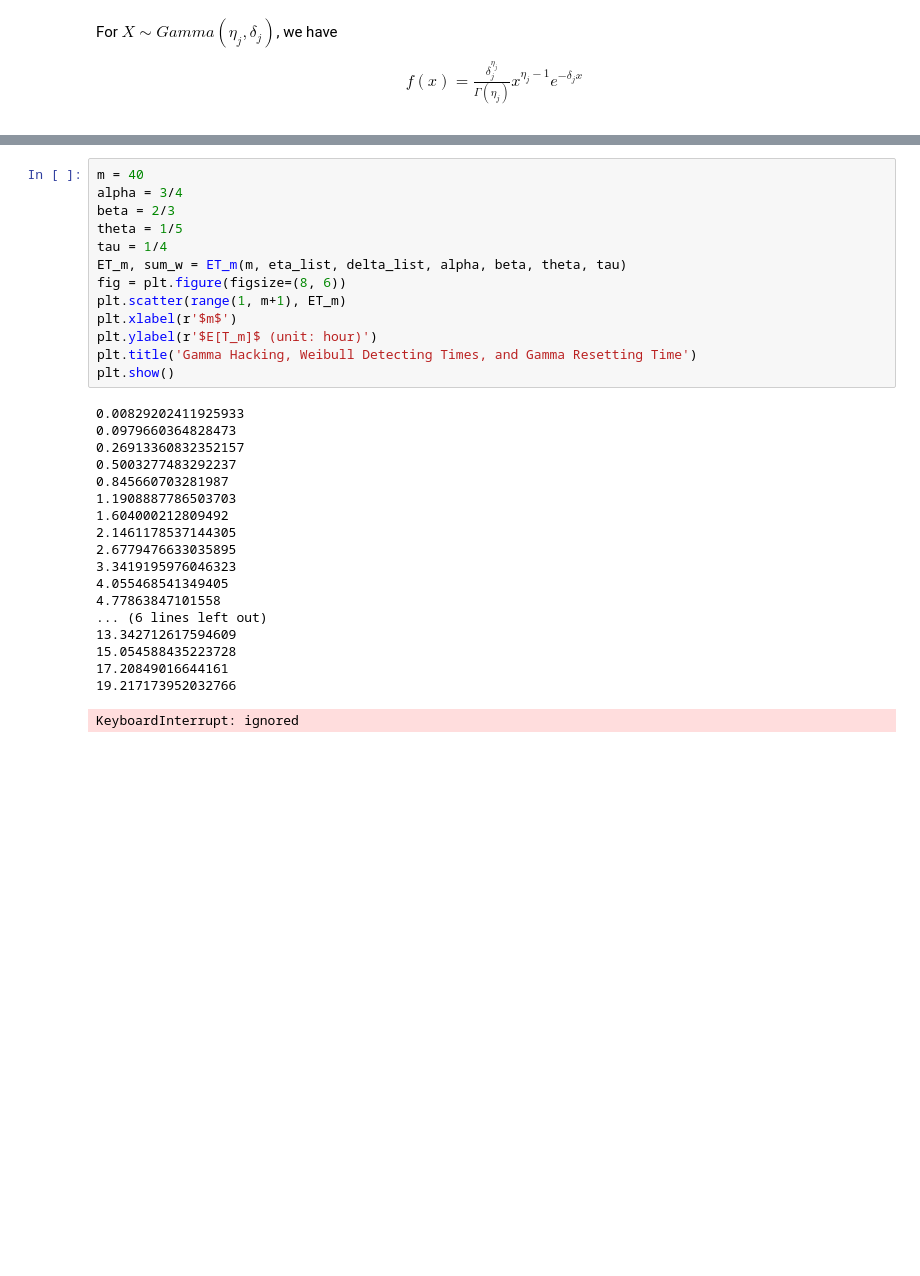
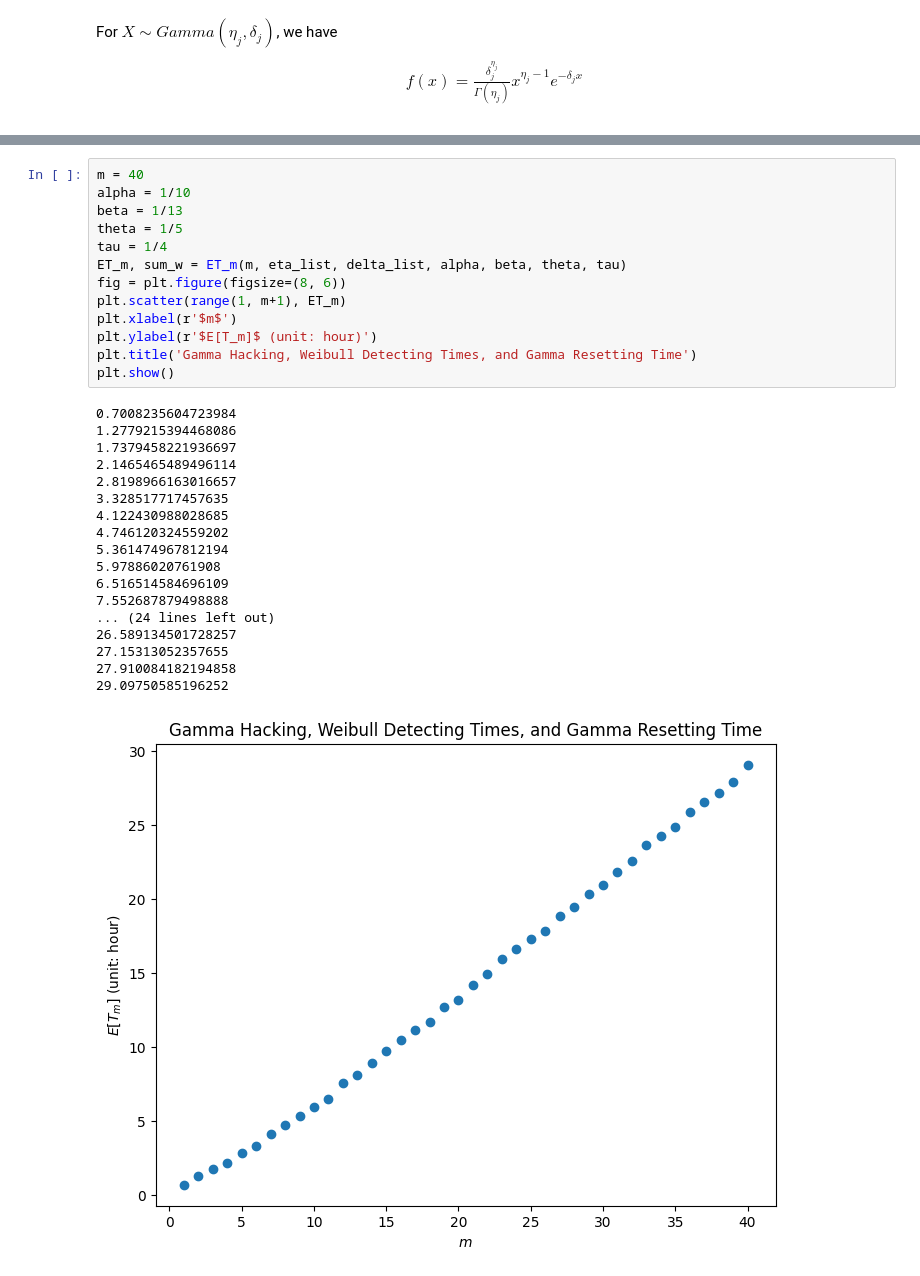
Before and after one commit to xuxiufeng/Blockchain_Simulation_Multiple_Hackers_with_Resetting_Times, a Jupyter notebook: Gamma_Weibull_Gamma.ipynb, the cells around one changed output, grey strips where cells are left out. Saved outputs shown, nothing was run; the diff lists cells and outputs as text; blank space fills up the shorter version.

```diff
--- a/Gamma_Weibull_Gamma.ipynb
+++ b/Gamma_Weibull_Gamma.ipynb
@@ -61,34 +61,34 @@ def ET_m(m, eta_list, delta_list, alpha, beta, theta, tau):
     return ET, sum_w
 # %%
 m = 40
-alpha = 3/4
-beta = 2/3
+alpha = 1/10
+beta = 1/13
 theta = 1/5
 tau = 1/4
 ET_m, sum_w = ET_m(m, eta_list, delta_list, alpha, beta, theta, tau)
 fig = plt.figure(figsize=(8, 6))
 plt.scatter(range(1, m+1), ET_m)
 plt.xlabel(r'$m$')
 plt.ylabel(r'$E[T_m]$ (unit: hour)')
 plt.title('Gamma Hacking, Weibull Detecting Times, and Gamma Resetting Time')
 plt.show()
 # %% [output]
-0.00829202411925933
-0.0979660364828473
-0.26913360832352157
-0.5003277483292237
-0.845660703281987
-1.1908887786503703
-1.604000212809492
-2.1461178537144305
-2.6779476633035895
-3.3419195976046323
-4.055468541349405
-4.77863847101558
-... (6 lines left out)
-13.342712617594609
-15.054588435223728
-17.20849016644161
-19.217173952032766
+0.7008235604723984
+1.2779215394468086
+1.7379458221936697
+2.1465465489496114
+2.8198966163016657
+3.328517717457635
+4.122430988028685
+4.746120324559202
+5.361474967812194
+5.97886020761908
+6.516514584696109
+7.552687879498888
+... (24 lines left out)
+26.589134501728257
+27.15313052357655
+27.910084182194858
+29.09750585196252
-KeyboardInterrupt: ignored
+[figure, added]
 # %%
```
Also changed, not shown: parts of 4 cells of this notebook.
